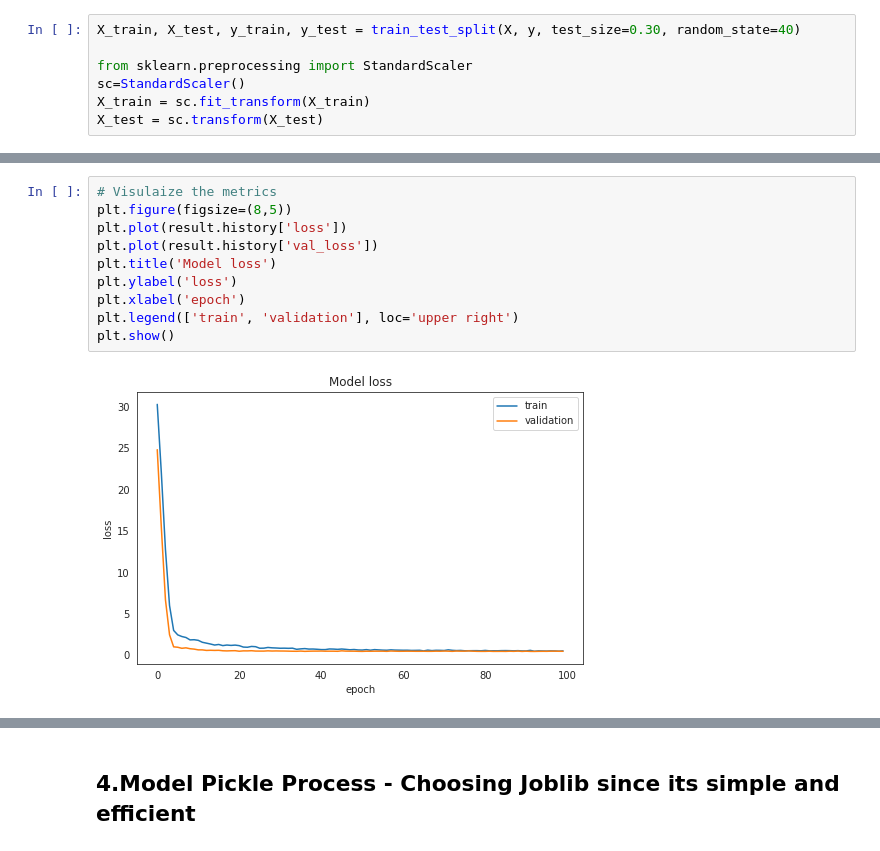
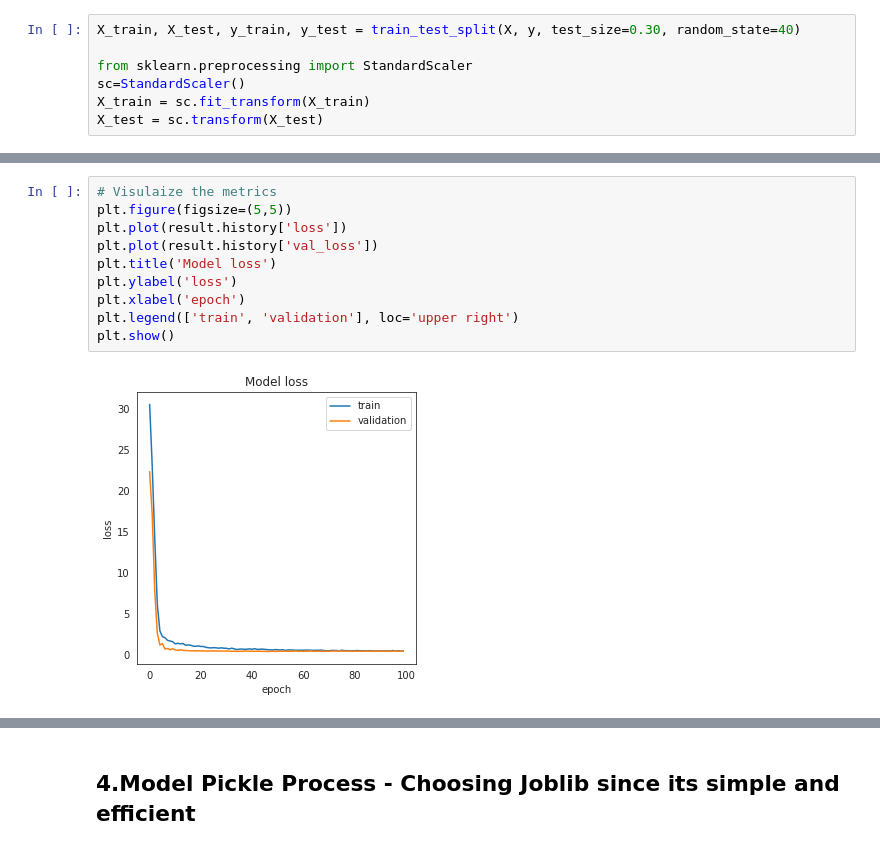
Before and after one commit to SelvamRaju/Neural-Networks, a Jupyter notebook: Part_1_Neural_Networks.ipynb, the cells around one changed output, grey strips where cells are left out. Drawn from its saved outputs; the diff is of its cells as text.

```diff
--- a/Part_1_Neural_Networks.ipynb
+++ b/Part_1_Neural_Networks.ipynb
@@ -270,15 +269,15 @@ Epoch 100/100
 # %%
 # Visulaize the metrics
-plt.figure(figsize=(8,5))
+plt.figure(figsize=(5,5))
 plt.plot(result.history['loss'])
 plt.plot(result.history['val_loss'])
 plt.title('Model loss')
 plt.ylabel('loss')
 plt.xlabel('epoch')
 plt.legend(['train', 'validation'], loc='upper right')
 plt.show()
 # %% [output]
-[figure, old version]
+[figure, new version]
 # %%
 pred_train= model.predict(X_train)
 print(np.sqrt(mean_squared_error(y_train,pred_train)))
```
Also changed, not shown: parts of 9 cells of this notebook.
